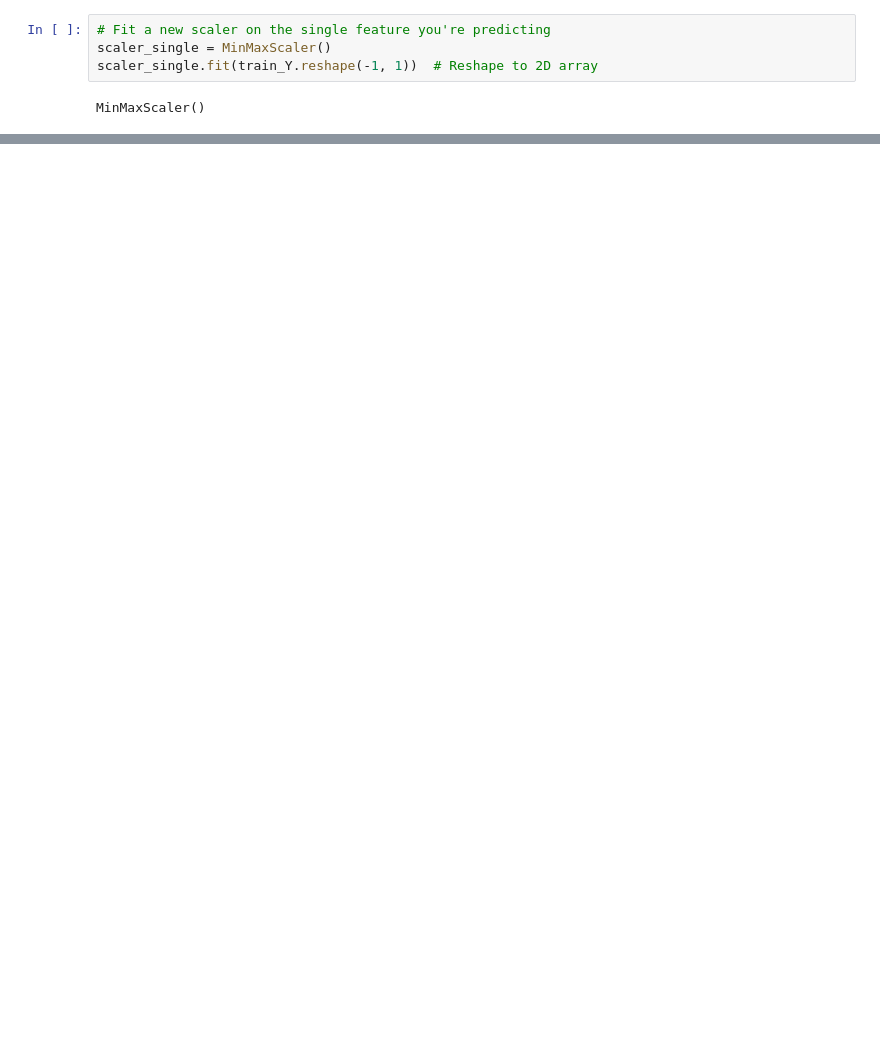
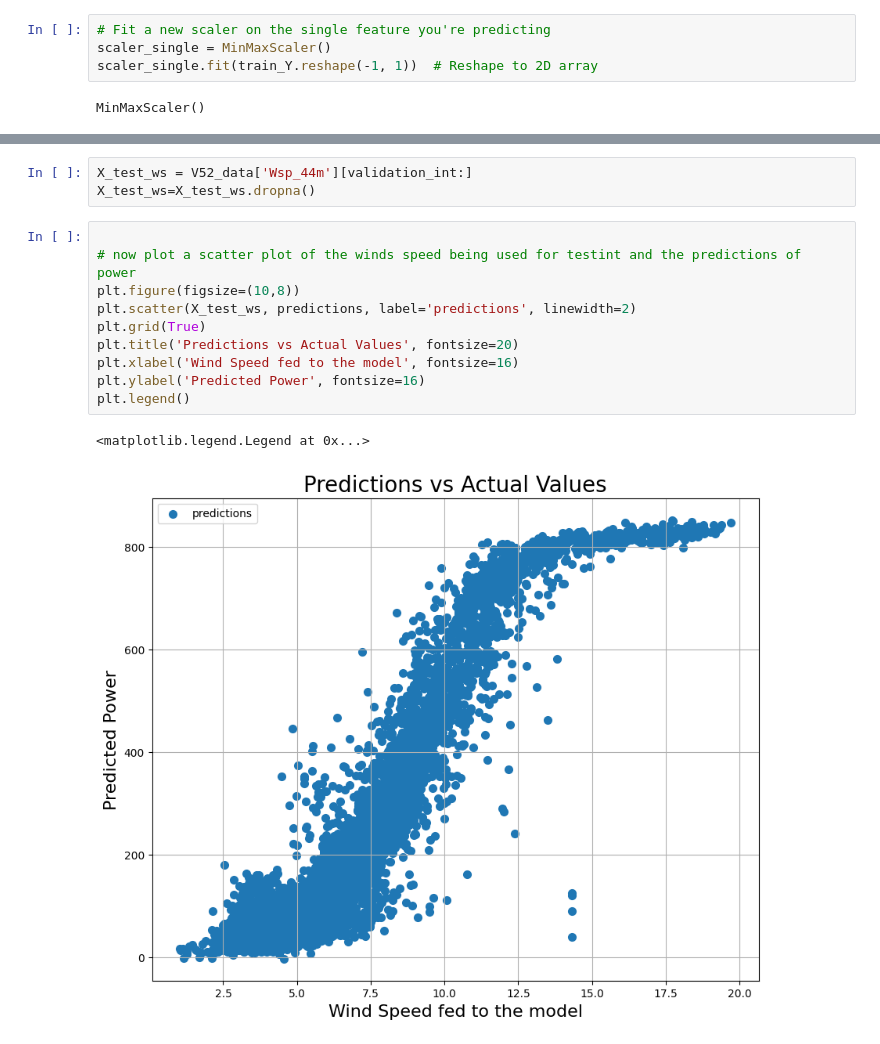
Before and after one commit to Brizzum/Final-project, a Jupyter notebook: MultivariateModel.ipynb, the cells around one changed output, grey strips where cells are left out. Cells and saved outputs as stored; diff of their text form; blank space fills up the shorter version.

```diff
--- a/multivariate.ipynb
+++ b/MultivariateModel.ipynb
@@ -459,0 +526,16 @@ plt.legend()
+# %%
+X_test_ws = V52_data['Wsp_44m'][validation_int:]
+X_test_ws=X_test_ws.dropna()
+# %%
+
+# now plot a scatter plot of the winds speed being used for testint and the predictions of power
+plt.figure(figsize=(10,8))
+plt.scatter(X_test_ws, predictions, label='predictions', linewidth=2)
+plt.grid(True)
+plt.title('Predictions vs Actual Values', fontsize=20)
+plt.xlabel('Wind Speed fed to the model', fontsize=16)
+plt.ylabel('Predicted Power', fontsize=16)
+plt.legend()
+# %% [output]
+<matplotlib.legend.Legend at 0x...>
+[figure, added]
```
Also changed, not shown: parts of 31 cells of this notebook, 17 other files.
